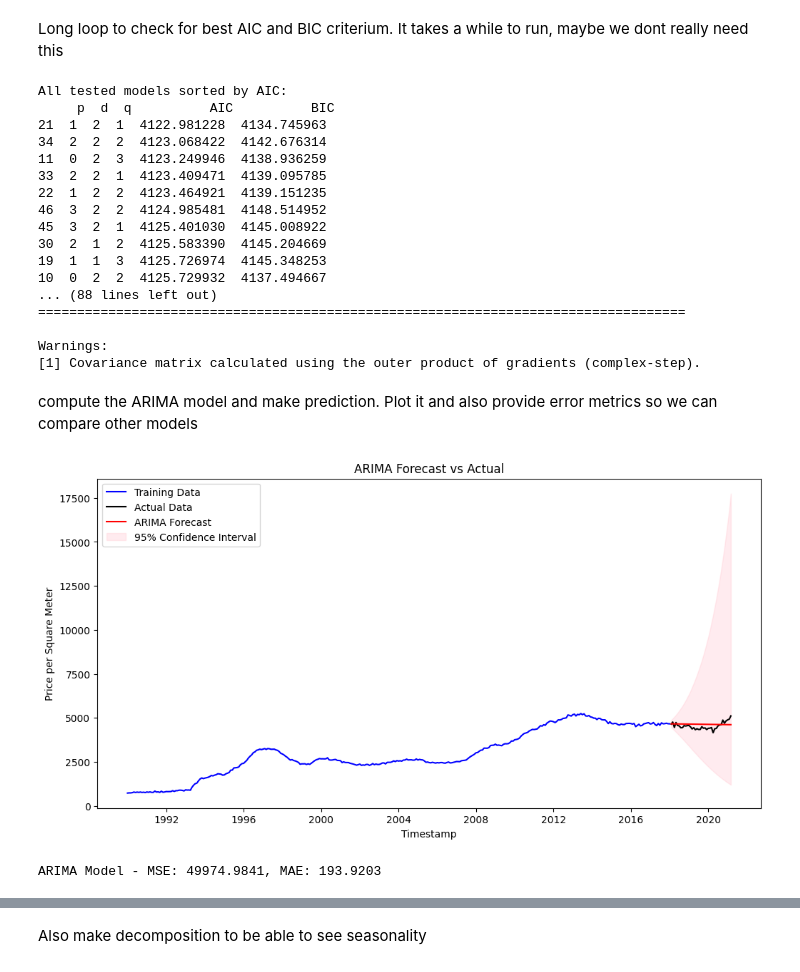
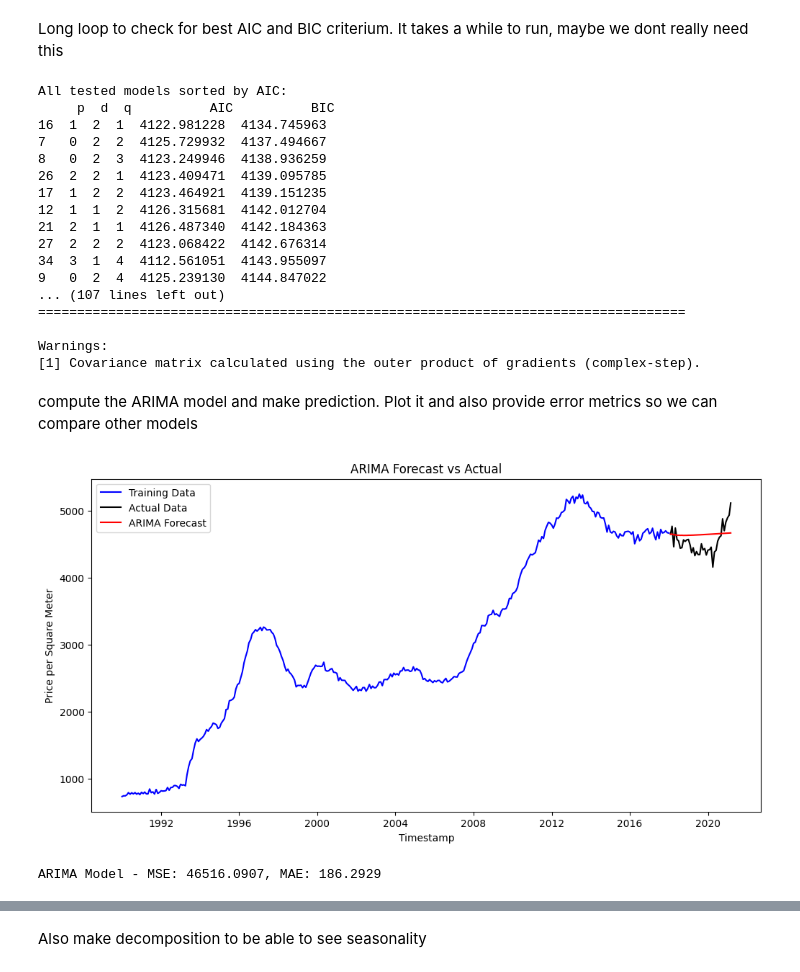
Before and after one commit to mathbert/Housing-Prices-Analysis, a Jupyter notebook: complete_code.ipynb, the cells around one changed output, grey strips where cells are left out. Cells and saved outputs as stored; diff of their text form; code cells hidden in the pictures.

```diff
--- a/src/complete_analysis.ipynb
+++ b/complete_code.ipynb
@@ -19,7 +18,7 @@ warnings.filterwarnings('ignore')
 #Read Preprocessed Data
 
 # Set the file path for the preprocessed CSV file
-input_file_path = "../data/processed/bedok_processed.csv"
+input_file_path = "data/processed/bedok_processed.csv"
 
 # Read the CSV file into a DataFrame and parse the timestamp column as datetime
 df = pd.read_csv(input_file_path, parse_dates=["timestamp"])
@@ -97,9 +104,9 @@ plt.show()
 # %% [markdown]
 Long loop to check for best AIC and BIC criterium. It takes a while to run, maybe we dont really need this
 # %%
-p_values = [0, 1, 2, 3]
-d_values = [0, 1, 2]
-q_values = [0, 1, 2, 3]
+p_values = [0, 1, 2, 3, 4, 5]
+d_values = [1, 2]
+q_values = [0, 1, 2, 3, 4]
 
 best_aic = float("inf")
 best_bic = float("inf")
@@ -160,7 +167,7 @@ df_results = pd.DataFrame([
 ])
 
 # Sort the DataFrame by AIC (ascending)
-df_results.sort_values(by="AIC", inplace=True)
+df_results.sort_values(by="BIC", inplace=True)
 
 print("All tested models sorted by AIC:\n", df_results)
 print("\nBest model by AIC:")
@@ -173,17 +180,17 @@ print(best_model_bic.summary())
 # %% [output]
 All tested models sorted by AIC:
      p  d  q          AIC          BIC
-21  1  2  1  4122.981228  4134.745963
-34  2  2  2  4123.068422  4142.676314
-11  0  2  3  4123.249946  4138.936259
-33  2  2  1  4123.409471  4139.095785
-22  1  2  2  4123.464921  4139.151235
-46  3  2  2  4124.985481  4148.514952
-45  3  2  1  4125.401030  4145.008922
-30  2  1  2  4125.583390  4145.204669
-19  1  1  3  4125.726974  4145.348253
-10  0  2  2  4125.729932  4137.494667
-... (88 lines left out)
+16  1  2  1  4122.981228  4134.745963
+7   0  2  2  4125.729932  4137.494667
+8   0  2  3  4123.249946  4138.936259
+26  2  2  1  4123.409471  4139.095785
+17  1  2  2  4123.464921  4139.151235
+12  1  1  2  4126.315681  4142.012704
+21  2  1  1  4126.487340  4142.184363
+27  2  2  2  4123.068422  4142.676314
+34  3  1  4  4112.561051  4143.955097
+9   0  2  4  4125.239130  4144.847022
+... (107 lines left out)
 ===================================================================================
 
 Warnings:
@@ -201,11 +208,11 @@ compute the ARIMA model and make prediction. Plot it and also provide error metr
 value_col = "price_psm"
 
 # Split data into training and testing sets
-train_size = int(len(df) * 0.9)
+train_size = int(len(df) * 0.90)
 train, test = df.iloc[:train_size], df.iloc[train_size:]
 
 # For ARIMA, we model the log-transformed series.
-arima_order = (1, 2, 1)  # Adjust ARIMA order as necessary
+arima_order = (5, 2, 4)  # Adjust ARIMA order as necessary
 
 # Fit ARIMA model on training data using the log-transformed series (model performs differencing internally)
 model_arima = ARIMA(train["log_price"], order=arima_order)
@@ -214,32 +221,32 @@ model_arima_fit = model_arima.fit()
 # %%
 
 # Forecast the test period
 forecast_steps = len(test)
 forecast_result = model_arima_fit.get_forecast(steps=forecast_steps)
 forecast_mean = forecast_result.predicted_mean
 forecast_conf_int = forecast_result.conf_int()
 
 # Convert forecasts back to original scale
 forecast_orig = np.exp(forecast_mean)
 conf_int_orig = np.exp(forecast_conf_int)
 
 # Actual values on original scale
 actual_orig = test[value_col]
 
 # Plot the forecast vs actual data
 plt.figure(figsize=(12, 6))
 plt.plot(train.index, train[value_col], label="Training Data", color="blue")
 plt.plot(test.index, actual_orig, label="Actual Data", color="black")
 plt.plot(test.index, forecast_orig, label="ARIMA Forecast", color="red")
-plt.fill_between(test.index, conf_int_orig.iloc[:, 0], conf_int_orig.iloc[:, 1],
-                 color="pink", alpha=0.3, label="95% Confidence Interval")
+#plt.fill_between(test.index, conf_int_orig.iloc[:, 0], conf_int_orig.iloc[:, 1],
+#                 color="pink", alpha=0.3, label="95% Confidence Interval")
 plt.title("ARIMA Forecast vs Actual")
 plt.xlabel("Timestamp")
 plt.ylabel("Price per Square Meter")
 plt.legend()
 plt.show()
 # %% [output]
-[figure, old version]
+[figure, new version]
 # %%
 
 # Compute error metrics
@@ -247,7 +254,7 @@ mse_arima = mean_squared_error(actual_orig, forecast_orig)
 mae_arima = mean_absolute_error(actual_orig, forecast_orig)
 print("ARIMA Model - MSE: {:.4f}, MAE: {:.4f}".format(mse_arima, mae_arima))
 # %% [output]
-ARIMA Model - MSE: 49974.9841, MAE: 193.9203
+ARIMA Model - MSE: 46516.0907, MAE: 186.2929
 # %%
 #ARIMA Model Diagnostics
 #
```
Also changed, not shown: parts of 10 cells of this notebook, 2 other files.
